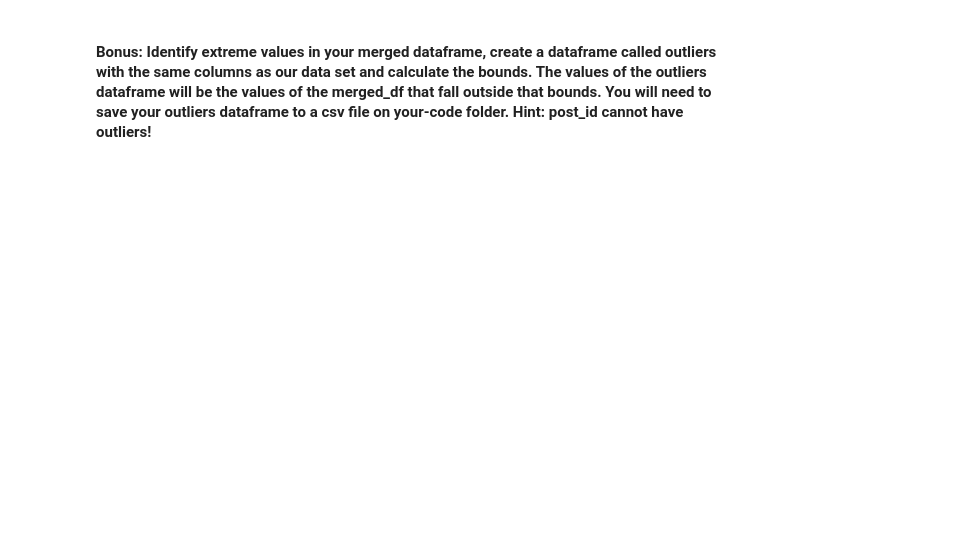
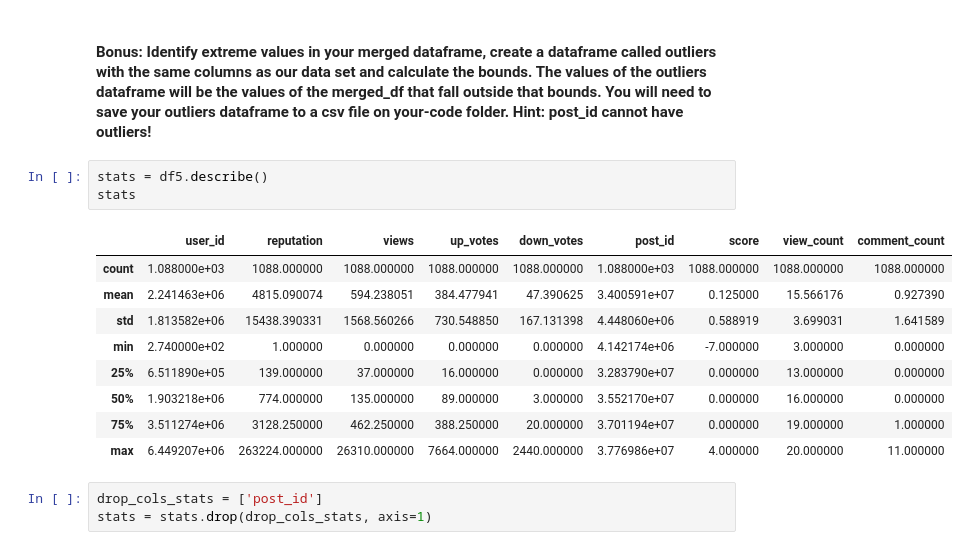
Before and after one commit to EiroaMD/lab-data-cleaning, a Jupyter notebook: your-code/main.ipynb, the cells around one changed output. Drawn from its saved outputs; the diff is of its cells as text; blank space fills up the shorter version.

```diff
--- a/your-code/main.ipynb
+++ b/your-code/main.ipynb
@@ -123,2 +159,18 @@ df5.isnull().sum()
 # %% [markdown]
 #### Bonus: Identify extreme values in your merged dataframe, create a dataframe called outliers with the same columns as our data set and calculate the bounds. The values of the outliers dataframe will be the values of the merged_df that fall outside that bounds. You will need to save your outliers dataframe to a csv file on your-code folder. Hint: post_id cannot have outliers!
+# %%
+stats = df5.describe()
+stats
+# %% [output]
+|  | user_id | reputation | views | up_votes | down_votes | post_id | score | view_count | comment_count |
+| count | 1.088000e+03 | 1088.000000 | 1088.000000 | 1088.000000 | 1088.000000 | 1.088000e+03 | 1088.000000 | 1088.000000 | 1088.000000 |
+| mean | 2.241463e+06 | 4815.090074 | 594.238051 | 384.477941 | 47.390625 | 3.400591e+07 | 0.125000 | 15.566176 | 0.927390 |
+| std | 1.813582e+06 | 15438.390331 | 1568.560266 | 730.548850 | 167.131398 | 4.448060e+06 | 0.588919 | 3.699031 | 1.641589 |
+| min | 2.740000e+02 | 1.000000 | 0.000000 | 0.000000 | 0.000000 | 4.142174e+06 | -7.000000 | 3.000000 | 0.000000 |
+| 25% | 6.511890e+05 | 139.000000 | 37.000000 | 16.000000 | 0.000000 | 3.283790e+07 | 0.000000 | 13.000000 | 0.000000 |
+| 50% | 1.903218e+06 | 774.000000 | 135.000000 | 89.000000 | 3.000000 | 3.552170e+07 | 0.000000 | 16.000000 | 0.000000 |
+| 75% | 3.511274e+06 | 3128.250000 | 462.250000 | 388.250000 | 20.000000 | 3.701194e+07 | 0.000000 | 19.000000 | 1.000000 |
+| max | 6.449207e+06 | 263224.000000 | 26310.000000 | 7664.000000 | 2440.000000 | 3.776986e+07 | 4.000000 | 20.000000 | 11.000000 |
+# %%
+drop_cols_stats = ['post_id']
+stats = stats.drop(drop_cols_stats, axis=1)
```
Also changed, not shown: parts of 16 cells of this notebook, 3 other files.
